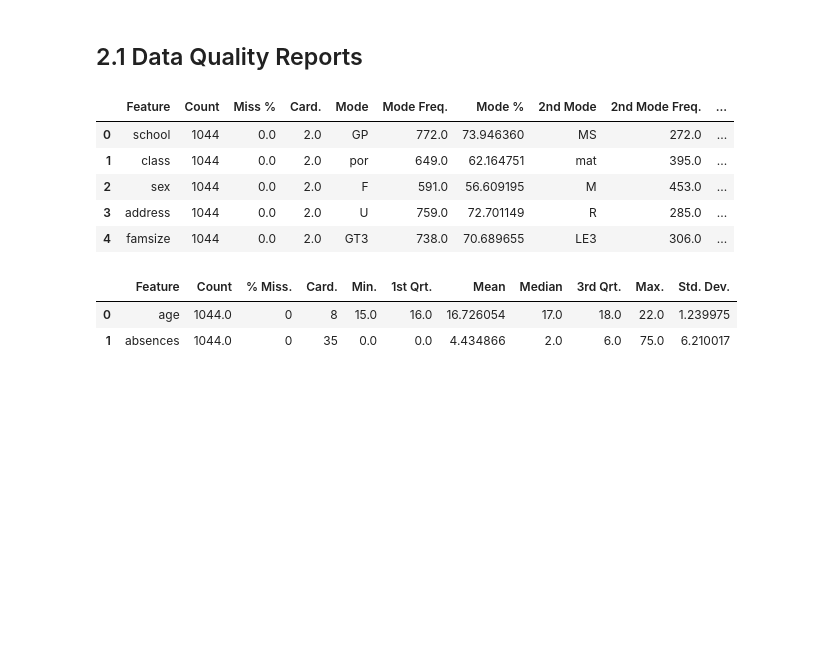
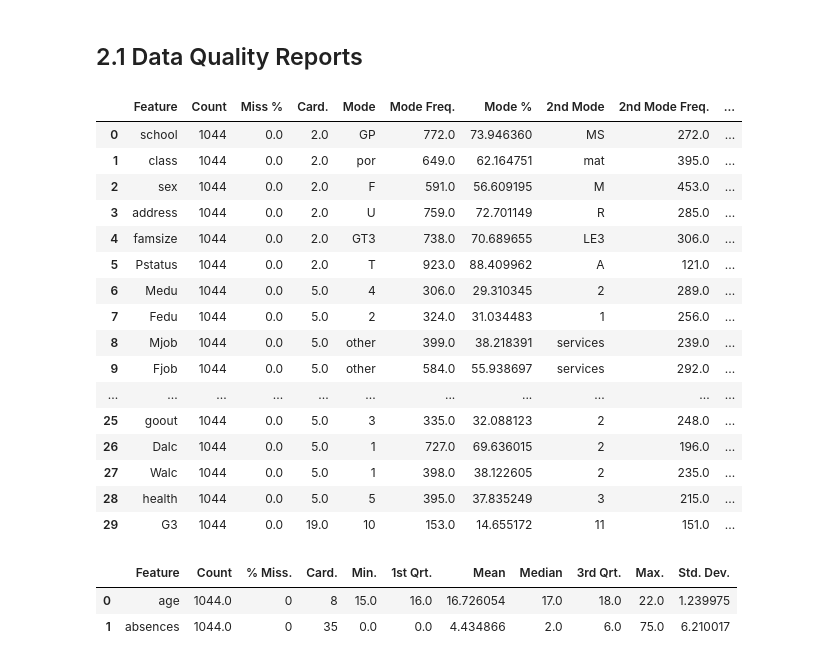
Before and after one commit to razatsutradhar/DS_exam_evaluation, a Jupyter notebook: data/final_project_data.ipynb, the cells around one changed output. Cells and saved outputs as stored; diff of their text form; code cells hidden in the pictures; blank space fills up the shorter version.

```diff
--- a/data/final_project_data.ipynb
+++ b/data/final_project_data.ipynb
@@ -70,34 +70,45 @@ cont_df = df[cont_features]
 cat_dq_report = pd.DataFrame(cat_df.columns.values)
 cat_dq_report.columns = ['Feature']
 cat_dq_report = cat_dq_report.reindex(columns = cat_dq_report.columns.tolist() +
                                       ['Count', 'Miss %', 'Card.', 'Mode', 'Mode Freq.', 'Mode %', '2nd Mode', '2nd Mode Freq.', '2nd Mode %'])
 
 # Count feature
 cat_dq_report['Count'] = cat_df.shape[0]
 
 for i, feature in enumerate(cat_dq_report['Feature']):
     cat_dq_report.iloc[i:i+1, 2] = cat_df[feature].isna().sum() / cat_df.shape[0] # Miss %
 
     mode_info_df =  cat_df[feature].value_counts().reset_index()
 
     cat_dq_report.iloc[i:i+1, 3] = mode_info_df['index'].shape[0] # Card. feature
     cat_dq_report.iloc[i:i+1, 4] = mode_info_df.at[0, 'index'] # Mode
     cat_dq_report.iloc[i:i+1, 5] = mode_info_df.at[0, feature] # Mode Freq.
     cat_dq_report.iloc[i:i+1, 7] = mode_info_df.at[1, 'index'] # 2nd Mode
     cat_dq_report.iloc[i:i+1, 8] = mode_info_df.at[1, feature] # 2nd Mode Freq.
 
 # Deriving mode % for first and second mode
 cat_dq_report['Mode %'] = cat_dq_report['Mode Freq.'] / cat_dq_report['Count'] * 100
 cat_dq_report['2nd Mode %'] = cat_dq_report['2nd Mode Freq.'] / cat_dq_report['Count'] * 100
 
-cat_dq_report.head()
+cat_dq_report.head(30)
 # %% [output]
 |  | Feature | Count | Miss % | Card. | Mode | Mode Freq. | Mode % | 2nd Mode | 2nd Mode Freq. | ... |
 | 0 | school | 1044 | 0.0 | 2.0 | GP | 772.0 | 73.946360 | MS | 272.0 | ... |
 | 1 | class | 1044 | 0.0 | 2.0 | por | 649.0 | 62.164751 | mat | 395.0 | ... |
 | 2 | sex | 1044 | 0.0 | 2.0 | F | 591.0 | 56.609195 | M | 453.0 | ... |
 | 3 | address | 1044 | 0.0 | 2.0 | U | 759.0 | 72.701149 | R | 285.0 | ... |
 | 4 | famsize | 1044 | 0.0 | 2.0 | GT3 | 738.0 | 70.689655 | LE3 | 306.0 | ... |
+| 5 | Pstatus | 1044 | 0.0 | 2.0 | T | 923.0 | 88.409962 | A | 121.0 | ... |
+| 6 | Medu | 1044 | 0.0 | 5.0 | 4 | 306.0 | 29.310345 | 2 | 289.0 | ... |
+| 7 | Fedu | 1044 | 0.0 | 5.0 | 2 | 324.0 | 31.034483 | 1 | 256.0 | ... |
+| 8 | Mjob | 1044 | 0.0 | 5.0 | other | 399.0 | 38.218391 | services | 239.0 | ... |
+| 9 | Fjob | 1044 | 0.0 | 5.0 | other | 584.0 | 55.938697 | services | 292.0 | ... |
+| ... | ... | ... | ... | ... | ... | ... | ... | ... | ... | ... |
+| 25 | goout | 1044 | 0.0 | 5.0 | 3 | 335.0 | 32.088123 | 2 | 248.0 | ... |
+| 26 | Dalc | 1044 | 0.0 | 5.0 | 1 | 727.0 | 69.636015 | 2 | 196.0 | ... |
+| 27 | Walc | 1044 | 0.0 | 5.0 | 1 | 398.0 | 38.122605 | 2 | 235.0 | ... |
+| 28 | health | 1044 | 0.0 | 5.0 | 5 | 395.0 | 37.835249 | 3 | 215.0 | ... |
+| 29 | G3 | 1044 | 0.0 | 19.0 | 10 | 153.0 | 14.655172 | 11 | 151.0 | ... |
 # %%
 # Cont. Feature Data Quality Report
 # Feature feature
```
Also changed, not shown: parts of 3 cells of this notebook.
